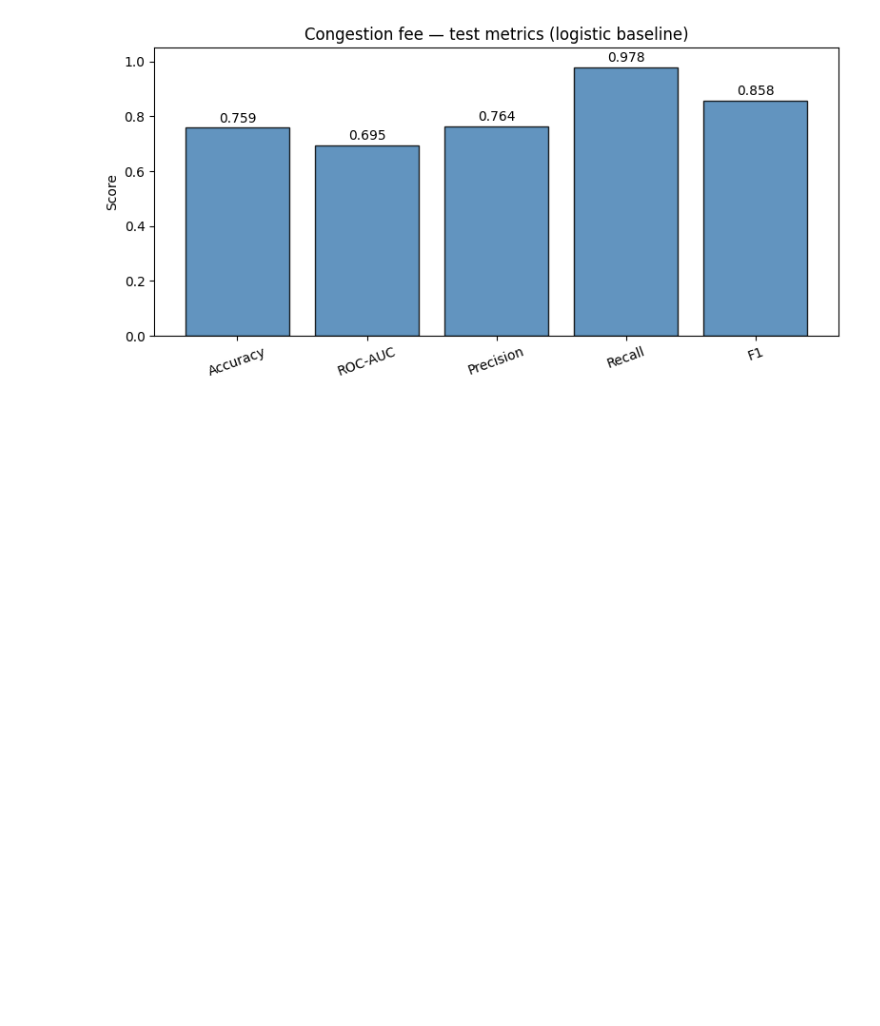
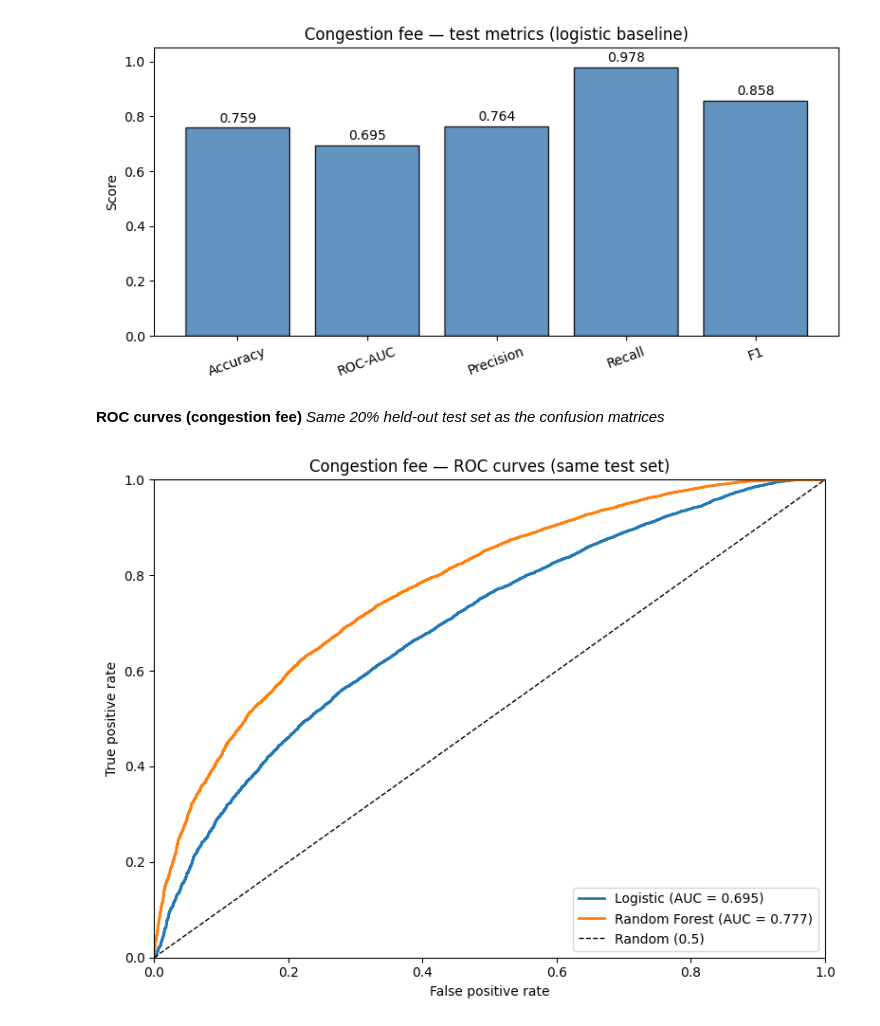
Before and after one commit to SU-IST707-SP26/group-project-avengers, a Jupyter notebook: final/submission.ipynb, the cells around one changed output. Saved outputs shown, nothing was run; the diff lists cells and outputs as text; code cells hidden in the pictures; blank space fills up the shorter version.

```diff
--- a/final/submission.ipynb
+++ b/final/submission.ipynb
@@ -434,3 +437,25 @@ plt.tight_layout()
 plt.show()
 # %% [output]
 [figure]
+# %% [markdown]
+**ROC curves (congestion fee)**
+*Same 20% held-out test set as the confusion matrices*
+# %%
+from sklearn.metrics import roc_curve, roc_auc_score
+
+fig, ax = plt.subplots(figsize=(8, 6))
+for name, y_prob in [("Logistic", y_prob_c), ("Random Forest", y_prob_rf_c)]:
+    fpr, tpr, _ = roc_curve(y_test_c, y_prob)
+    auc = roc_auc_score(y_test_c, y_prob)
+    ax.plot(fpr, tpr, lw=2, label=f"{name} (AUC = {auc:.3f})")
+ax.plot([0, 1], [0, 1], "k--", lw=1, label="Random (0.5)")
+ax.set_xlabel("False positive rate")
+ax.set_ylabel("True positive rate")
+ax.set_title("Congestion fee — ROC curves (same test set)")
+ax.legend(loc="lower right")
+ax.set_xlim(0, 1)
+ax.set_ylim(0, 1)
+plt.tight_layout()
+plt.show()
+# %% [output]
+[figure, added]
```
Also changed, not shown: parts of 11 cells of this notebook.
